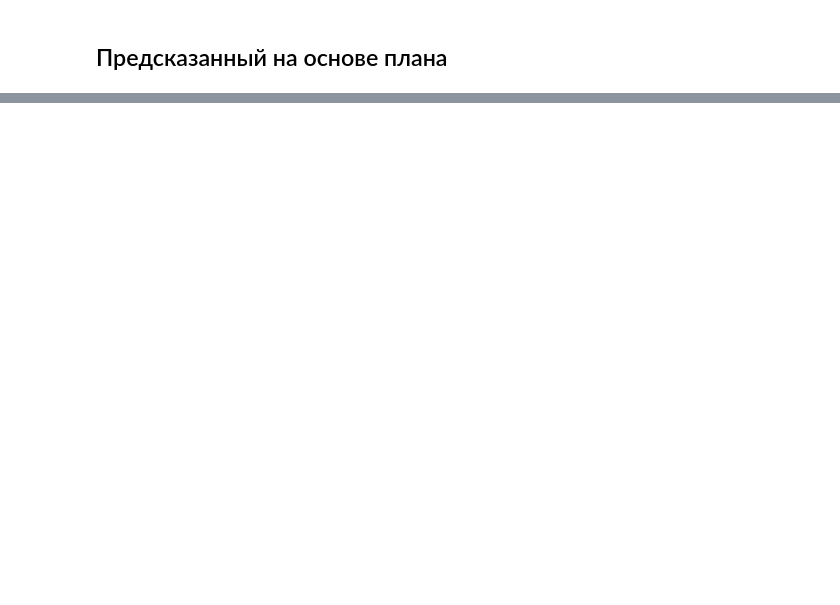
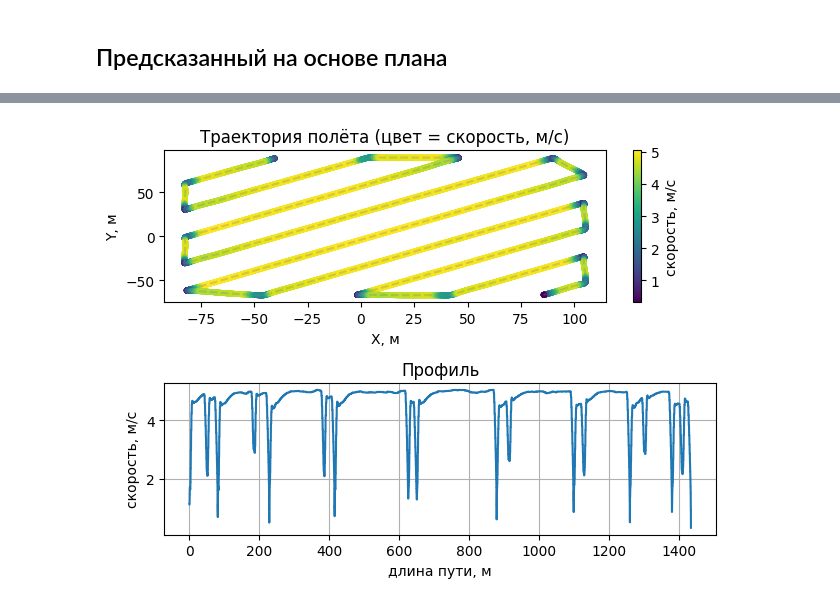
Before and after one commit to nodax-hub/Simulate, a Jupyter notebook: example.ipynb, the cells around one changed output, grey strips where cells are left out. Drawn from its saved outputs; the diff is of its cells as text; code cells hidden in the pictures; blank space fills up the shorter version.

```diff
--- a/example.ipynb
+++ b/example.ipynb
@@ -316,0 +449,16 @@ PolylineSampler.plot_trajectory_with_samples(waypoints, s_list, speed_list)
+# %%
+fly_no = 0
+actual_points = points_by_flight[fly_no]['points']
+speeds = points_by_flight[fly_no]['speed']
+# %%
+from logic import dist
+
+start = np.argmin([dist(plan_points[0], p) for p in actual_points])
+end = np.argmin([dist(plan_points[-1], p) for p in actual_points]) + 1
+
+waypoints = actual_points[start:end]
+speed_list = speeds[start:end]
+s_list = polyline_lengths(waypoints)
+scatter_with_color_and_profile(waypoints, speed_list)
+# %% [output]
+[figure, added]
```
Also changed, not shown: parts of 26 cells of this notebook, 3 other files.
